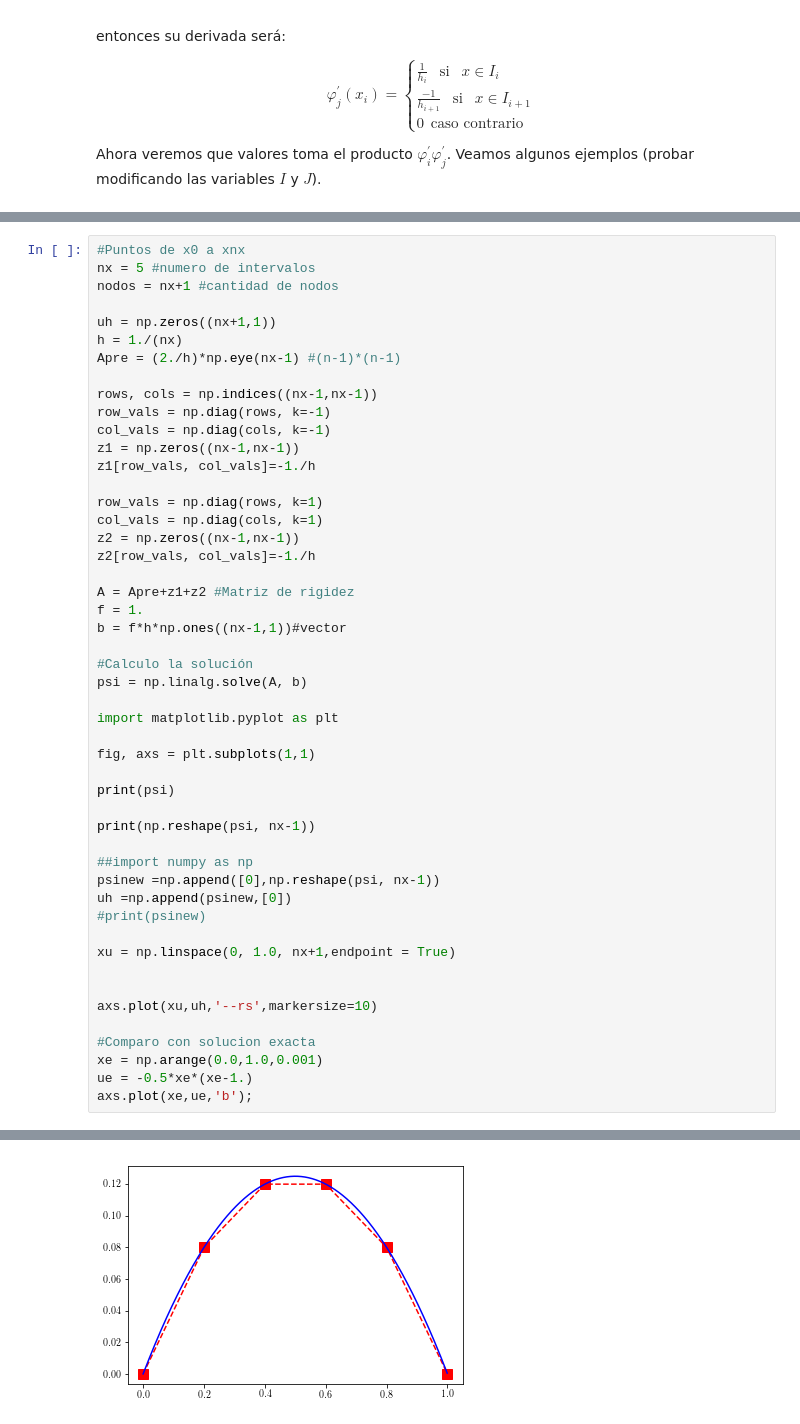
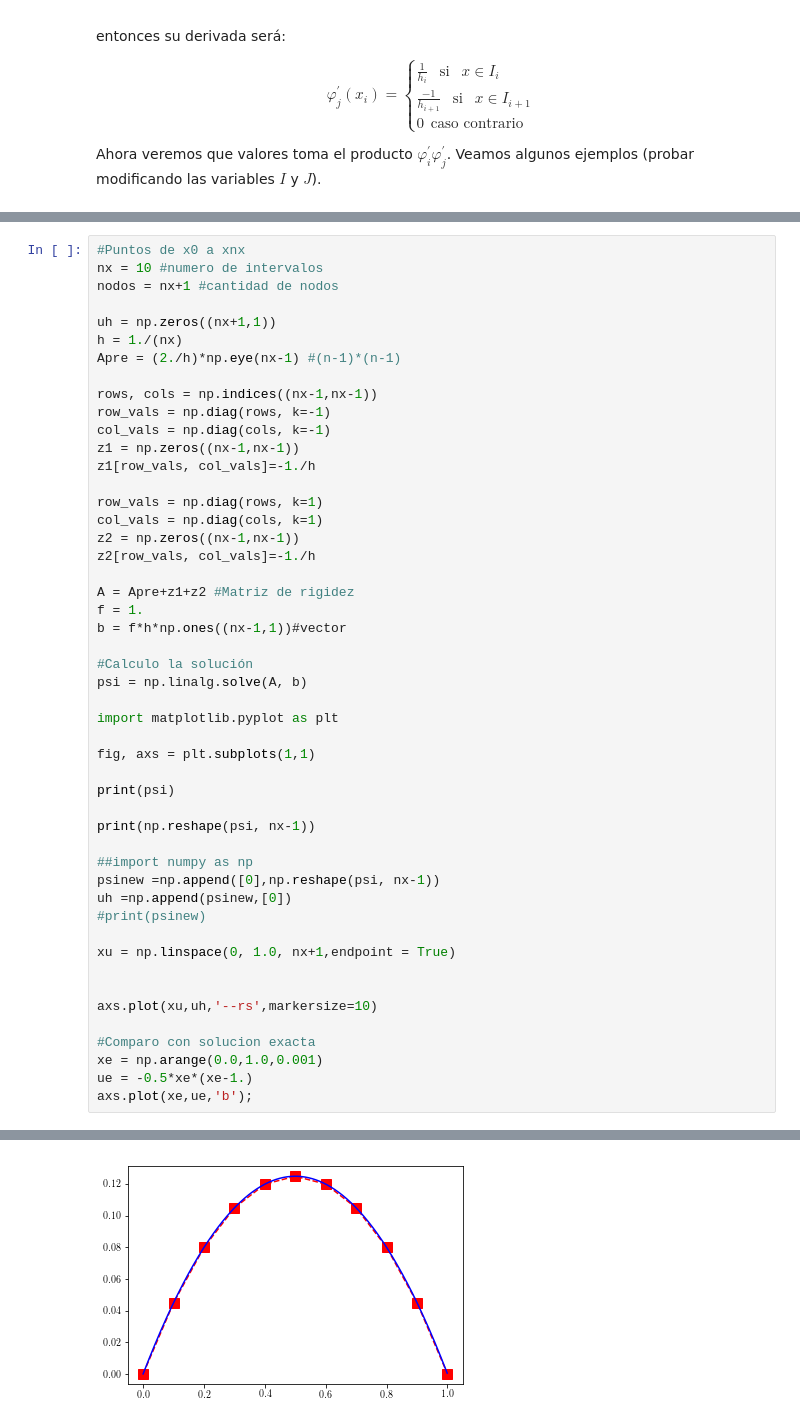
Before and after one commit to rirastorza/Intro2FEM, a Jupyter notebook: Elementos_finitos_en_1D/fem1D.ipynb, the cells around one changed output, grey strips where cells are left out. Saved outputs shown, nothing was run; the diff lists cells and outputs as text.

```diff
--- a/Elementos_finitos_en_1D/fem1D.ipynb
+++ b/Elementos_finitos_en_1D/fem1D.ipynb
@@ -209,7 +209,7 @@ $$ b = \begin{bmatrix} f(x_{1})h\\f(x_{2})h\\ \vdots \\ f(x_{n-1})h  \end{bmatri
 Estamos en condiciones de implementarlo tomando las Ecs. (11) y (13), veamos el ejemplo5.py. Acá lo repetimos.
 # %%
 #Puntos de x0 a xnx
-nx = 5 #numero de intervalos
+nx = 10 #numero de intervalos
 nodos = nx+1 #cantidad de nodos
 
 uh = np.zeros((nx+1,1))
@@ -265 +270 @@ axs.plot(xe,ue,'b');
-[figure, old version]
+[figure, new version]
```
Also changed, not shown: parts of 6 cells of this notebook.
